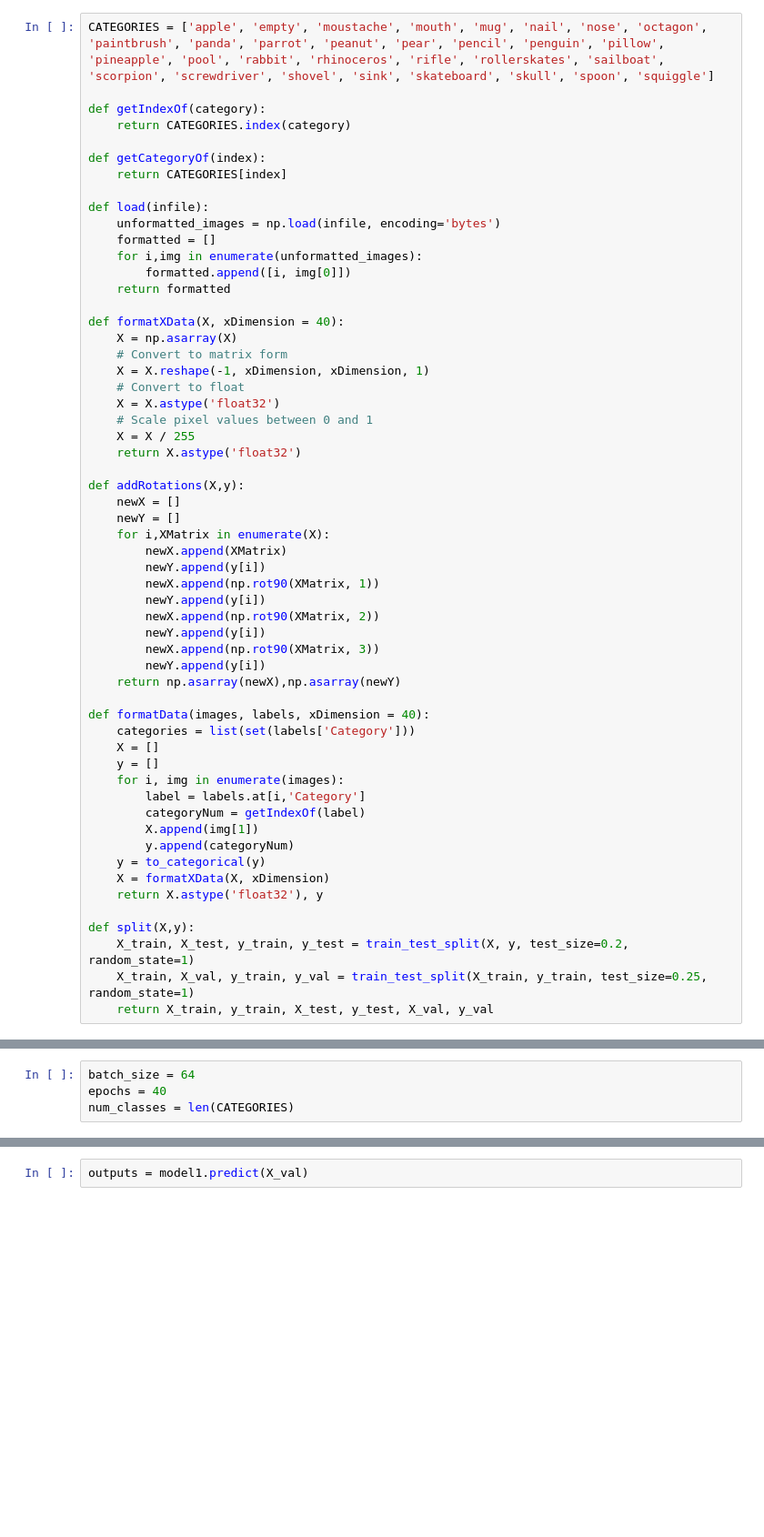
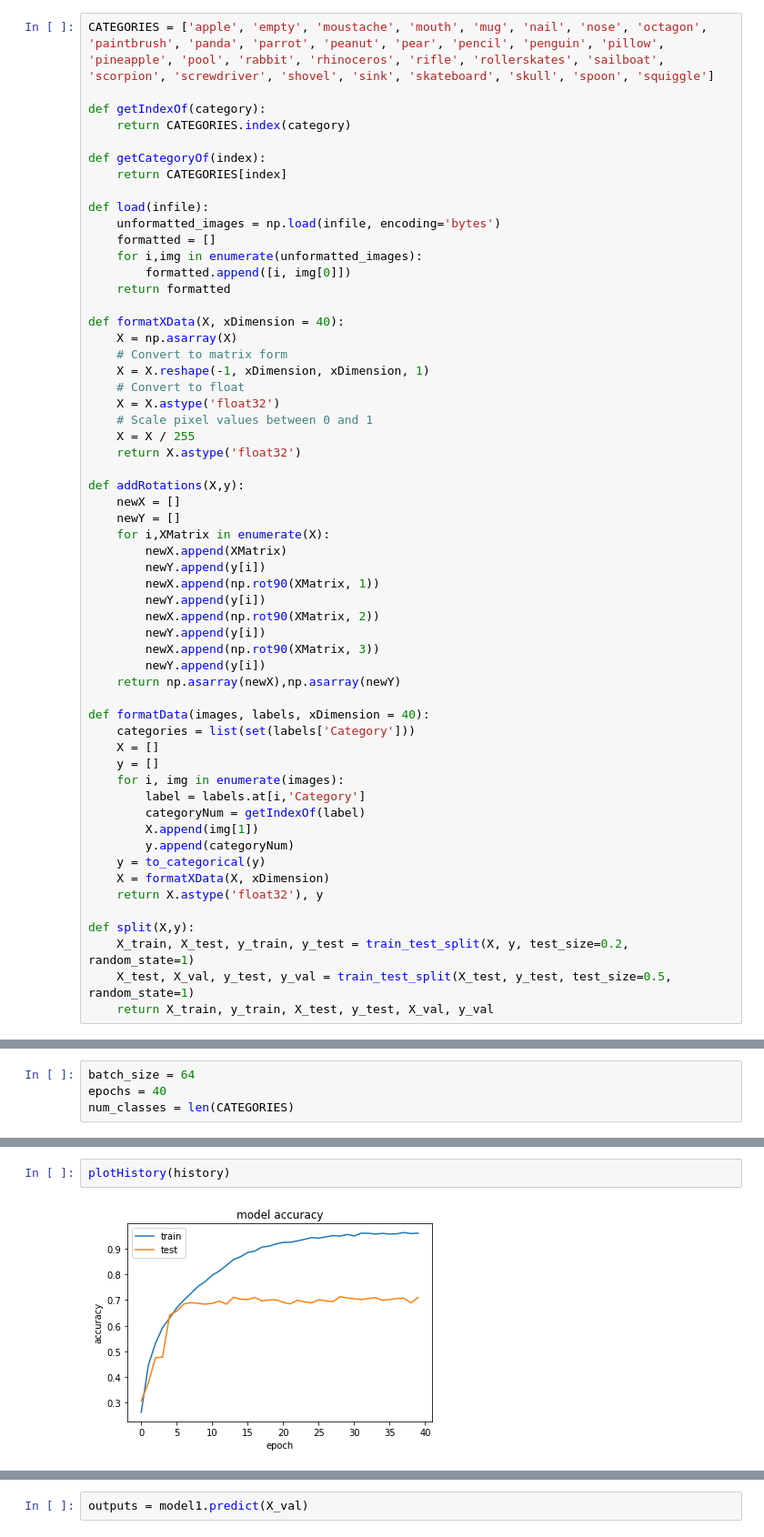
Before and after one commit to pierreTklein/robust2notation, a Jupyter notebook: CNN.ipynb, the cells around one changed output, grey strips where cells are left out. Shown at 91% size. Cells and saved outputs as stored; diff of their text form; blank space fills up the shorter version.

```diff
--- a/CNN.ipynb
+++ b/CNN.ipynb
@@ -70,7 +70,7 @@ def formatData(images, labels, xDimension = 40):
 
 def split(X,y):
     X_train, X_test, y_train, y_test = train_test_split(X, y, test_size=0.2, random_state=1)
-    X_train, X_val, y_train, y_val = train_test_split(X_train, y_train, test_size=0.25, random_state=1)
+    X_test, X_val, y_test, y_val = train_test_split(X_test, y_test, test_size=0.5, random_state=1)
     return X_train, y_train, X_test, y_test, X_val, y_val
 # %%
 training_imgs = load(PREPROCESSED_TRAINING)
@@ -255,0 +259,4 @@ Epoch 40/40
+# %%
+plotHistory(history)
+# %% [output]
+[figure, added]
```
Also changed, not shown: parts of 19 cells of this notebook, 10 other files.
